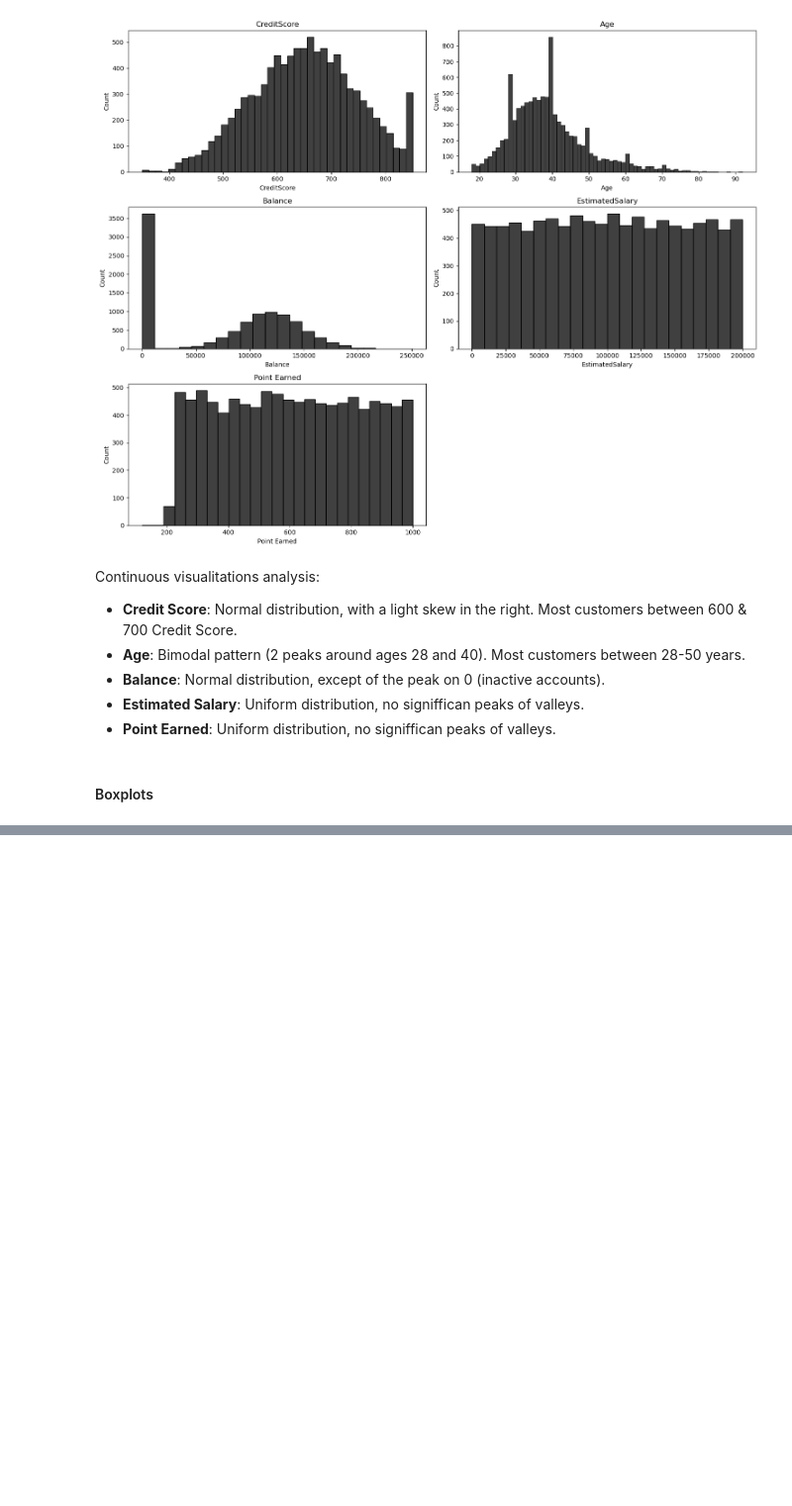
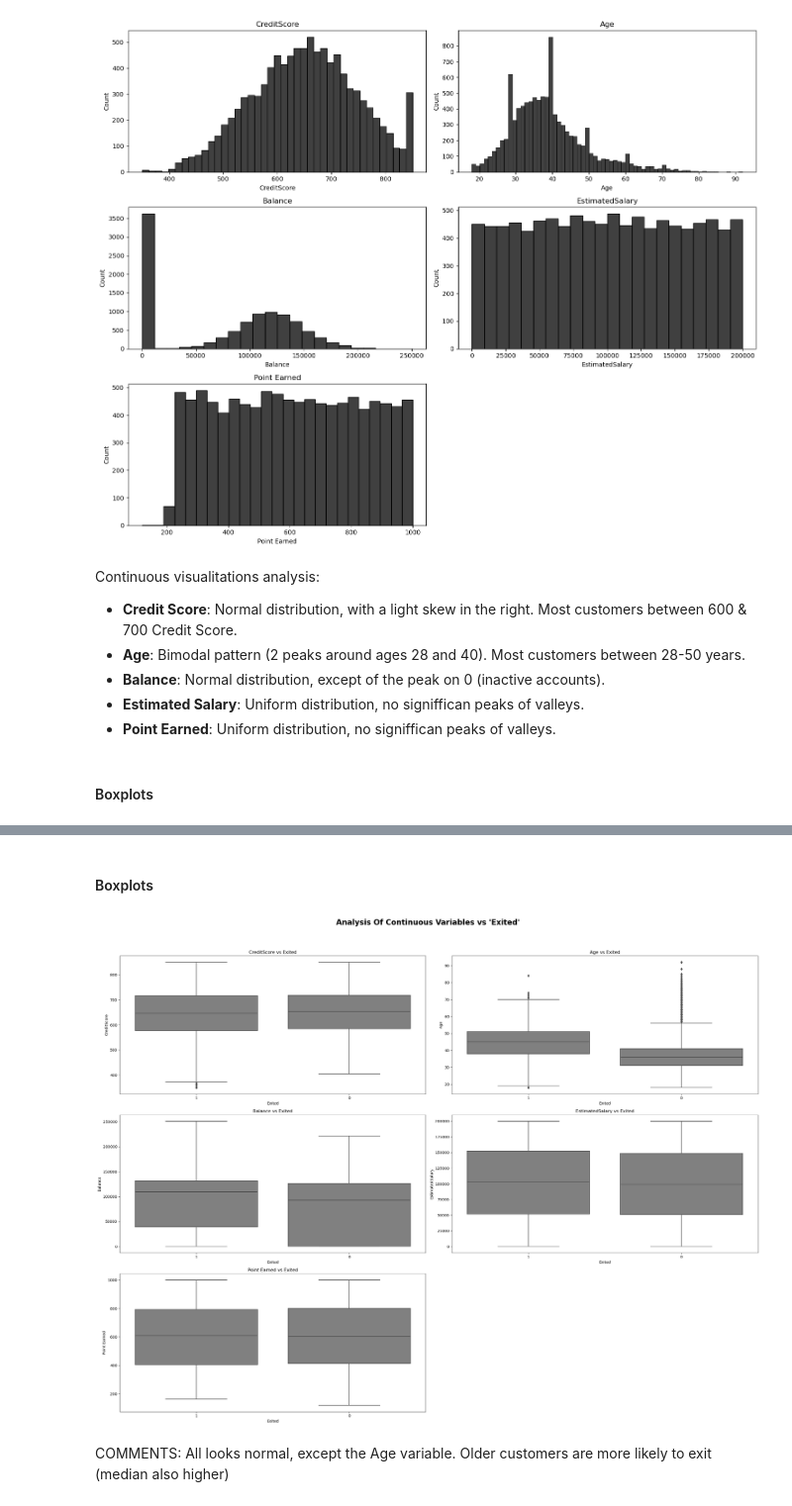
Before and after one commit to oglezsan/bankcustomerEDA, a Jupyter notebook: notebooks/nb1.ipynb, the cells around one changed output, grey strips where cells are left out. Shown at 99% size. Cells and saved outputs as stored; diff of their text form; code cells hidden in the pictures; blank space fills up the shorter version.

```diff
--- a/notebooks/nb1.ipynb
+++ b/notebooks/nb1.ipynb
@@ -230,0 +308,32 @@ Continuous visualitations analysis:
+# %% [markdown]
+#### Boxplots
+# %%
+plt.figure(figsize=(25, 20))
+plt.suptitle("Analysis Of Continuous Variables vs 'Exited'", fontweight="bold", fontsize=20)
+
+plt.subplot(3, 2, 1)
+sns.boxplot(x="Exited", y="CreditScore", data=df, color='grey')
+plt.title("CreditScore vs Exited")
+
+plt.subplot(3, 2, 2)
+sns.boxplot(x="Exited", y="Age", data=df, color='grey')
+plt.title("Age vs Exited")
+
+plt.subplot(3, 2, 3)
+sns.boxplot(x="Exited", y="Balance", data=df, color='grey')
+plt.title("Balance vs Exited")
+
+plt.subplot(3, 2, 4)
+sns.boxplot(x="Exited", y="EstimatedSalary", data=df, color='grey')
+plt.title("EstimatedSalary vs Exited")
+
+plt.subplot(3, 2, 5)
+sns.boxplot(x="Exited", y="Point Earned", data=df, color='grey')
+plt.title("Point Earned vs Exited")
+
+plt.tight_layout(rect=[0, 0.03, 1, 0.95])
+plt.show()
+# %% [output]
+[figure, added]
+# %% [markdown]
+COMMENTS: All looks normal, except the Age variable. Older customers are more likely to exit (median also higher)
```
Also changed, not shown: parts of 12 cells of this notebook, 5 other files.
